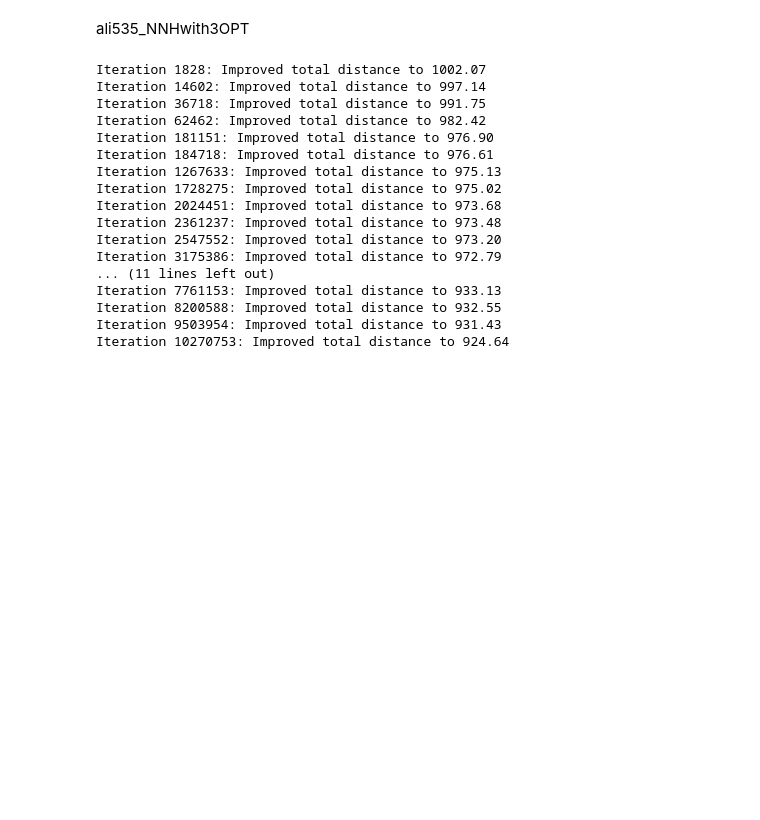
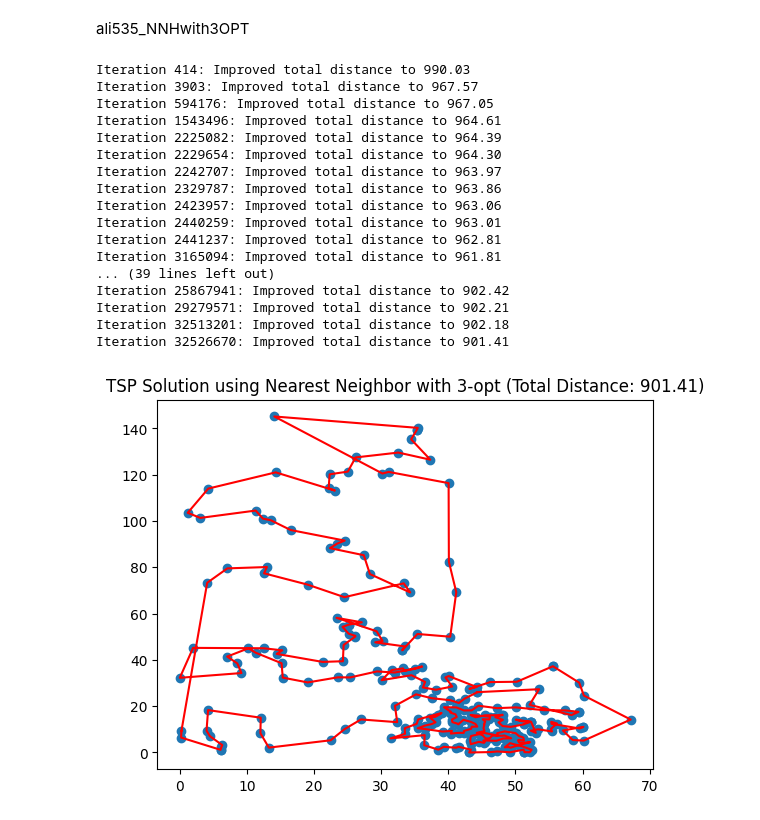
Before and after one commit to Amboyandrey/TSPLIB, a Jupyter notebook: GEO/ali535.ipynb, the cells around one changed output. Drawn from its saved outputs; the diff is of its cells as text; code cells hidden in the pictures; blank space fills up the shorter version.

```diff
--- a/GEO/ali535.ipynb
+++ b/GEO/ali535.ipynb
@@ -286,6 +348,7 @@ import re
 import numpy as np
 import matplotlib.pyplot as plt
 import random
+import time
 
 class TSPSolver:
     def __init__(self, points):
@@ -344,9 +407,10 @@ class TSPSolver:
         # Connect the last city back to the starting city to form a closed tour
         self.tour.append(self.tour[0])
 
+# Parse the TSP dataset and extract coordinates
 def parse_tsp_dataset(data):
     coordinates = []
-    pattern = re.compile(r'\s*(\d+)\s+(\d+\.\d+)\s+(\d+\.\d+)')  # Updated regular expression
+    pattern = re.compile(r'\s*(\d+)\s+(\d+\.\d+)\s+(\d+\.\d+)')
 
     in_node_coord_section = False
     for line in data.split('\n'):
@@ -355,62 +419,72 @@ def parse_tsp_dataset(data):
             continue
         if line.startswith("EOF"):
             break
         if in_node_coord_section:
             match = pattern.match(line)
             if match:
                 coordinates.append((float(match.group(2)), float(match.group(3))))
 
     return coordinates
 
 # Load the TSP dataset from a file
 def load_tsp_file(file_path):
     with open(file_path, 'r') as file:
         tsp_data = file.read()
     return tsp_data
 
 # Specify the path to your TSP file
 tsp_file_path = "ali535.tsp"
 
 # Load the TSP dataset from the file
 tsp_data = load_tsp_file(tsp_file_path)
 
 # Parse the dataset and extract coordinates
 city_coordinates = parse_tsp_dataset(tsp_data)
 
-# Store total distances for one run
+# Create TSPSolver instance and solve using nearest neighbor
 total_distances = []
+render_times = []
 
-# Run the solver one time
-solver = TSPSolver(city_coordinates)
-solver.solve()
-total_distance = solver.total_distance()
-total_distances.append(total_distance)
+for i in range(3):
+    start_time = time.time()  # Start timing for this run
+    solver = TSPSolver(city_coordinates)
+    solver.solve()
+    total_distance = solver.total_distance()
+    total_distances.append(total_distance)
 
-# Plot the solution
-plt.scatter(solver.points[:, 0], solver.points[:, 1])
-tour_points = np.array([solver.points[i] for i in solver.tour])
-plt.plot(tour_points[:, 0], tour_points[:, 1], 'r-')
-plt.title(f'TSP Solution using Nearest Neighbor with 3-opt (Total Distance: {total_distance:.2f})')
-plt.show()
+    # Plot the solution for each run
+    plt.scatter(solver.points[:, 0], solver.points[:, 1])
+    tour_points = np.array([solver.points[i] for i in solver.tour])
+    plt.plot(tour_points[:, 0], tour_points[:, 1], 'r-')
+    plt.title(f'TSP Solution using Nearest Neighbor with 3-opt (Total Distance: {total_distance:.2f})')
+    plt.show()
 
-# Calculate and print the average total distance
-average_distance = sum(total_distances) / len(total_distances)
-print(f"Average Tour Length: {average_distance:.2f}")
+    end_time = time.time()  # End timing for this run
+    rendered_time = end_time - start_time  # Calculate render time for this run
+    render_times.append(rendered_time)
+    print("Time taken to render:", rendered_time, "seconds\n\n")
+
+# Calculate and print average tour length and average time taken to render
+average_tour_length = np.mean(total_distances)
+average_render_time = np.mean(render_times)
+print("Average Tour Length:", average_tour_length)
+print("Average Time taken to render:", average_render_time, "seconds")
 # %% [output]
-Iteration 1828: Improved total distance to 1002.07
-Iteration 14602: Improved total distance to 997.14
-Iteration 36718: Improved total distance to 991.75
-Iteration 62462: Improved total distance to 982.42
-Iteration 181151: Improved total distance to 976.90
-Iteration 184718: Improved total distance to 976.61
-Iteration 1267633: Improved total distance to 975.13
-Iteration 1728275: Improved total distance to 975.02
-Iteration 2024451: Improved total distance to 973.68
-Iteration 2361237: Improved total distance to 973.48
-Iteration 2547552: Improved total distance to 973.20
-Iteration 3175386: Improved total distance to 972.79
-... (11 lines left out)
-Iteration 7761153: Improved total distance to 933.13
-Iteration 8200588: Improved total distance to 932.55
-Iteration 9503954: Improved total distance to 931.43
-Iteration 10270753: Improved total distance to 924.64
+Iteration 414: Improved total distance to 990.03
+Iteration 3903: Improved total distance to 967.57
+Iteration 594176: Improved total distance to 967.05
+Iteration 1543496: Improved total distance to 964.61
+Iteration 2225082: Improved total distance to 964.39
+Iteration 2229654: Improved total distance to 964.30
+Iteration 2242707: Improved total distance to 963.97
+Iteration 2329787: Improved total distance to 963.86
+Iteration 2423957: Improved total distance to 963.06
+Iteration 2440259: Improved total distance to 963.01
+Iteration 2441237: Improved total distance to 962.81
+Iteration 3165094: Improved total distance to 961.81
+... (39 lines left out)
+Iteration 25867941: Improved total distance to 902.42
+Iteration 29279571: Improved total distance to 902.21
+Iteration 32513201: Improved total distance to 902.18
+Iteration 32526670: Improved total distance to 901.41
+[figure, added]
```
Also changed, not shown: parts of 3 cells of this notebook, 3 other files.
